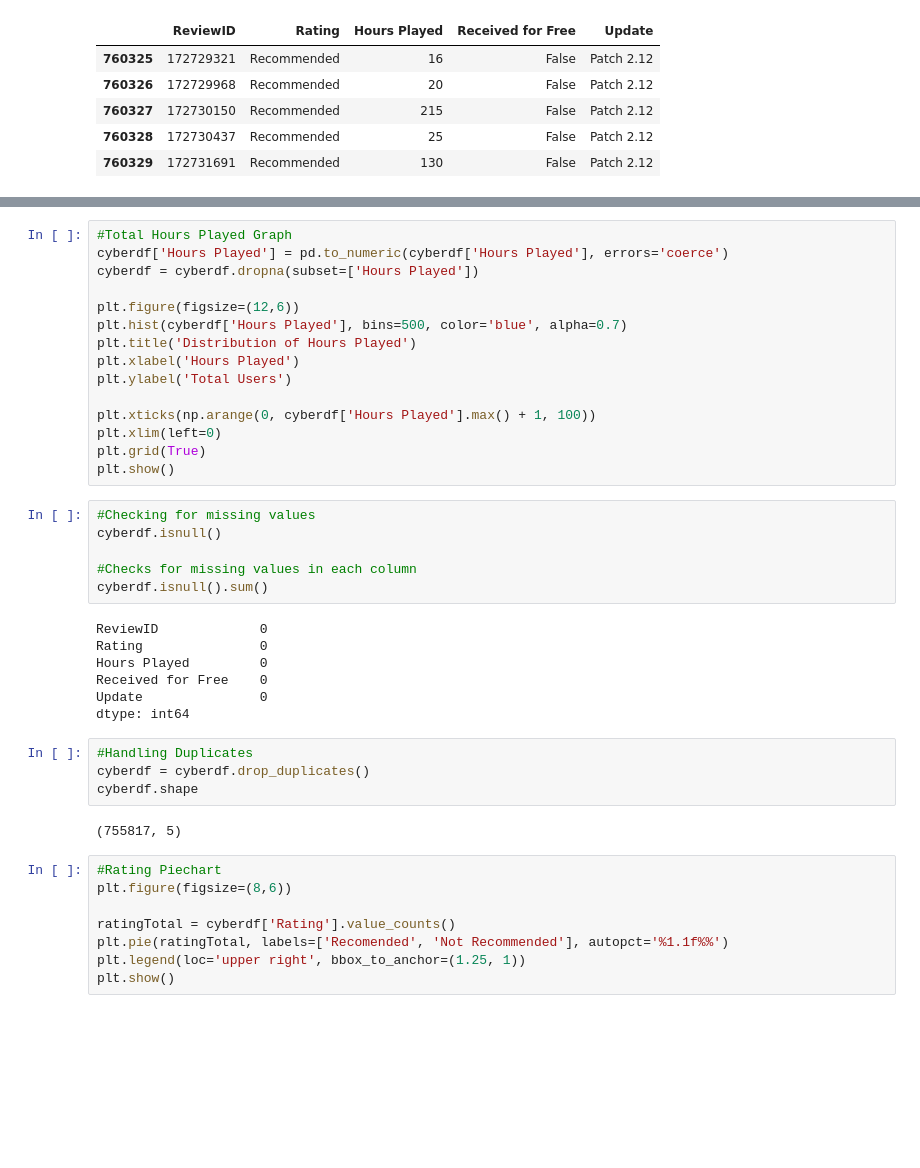
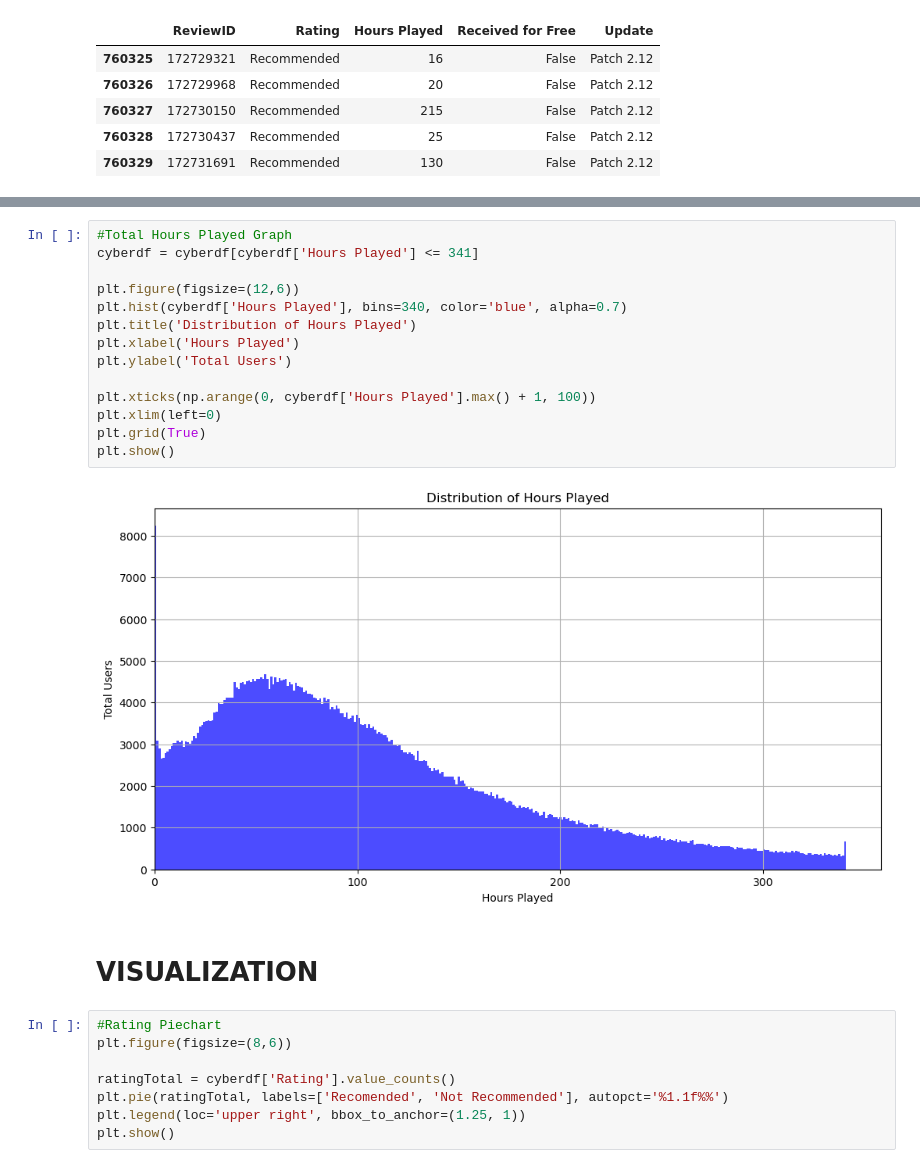
Before and after one commit to Othvaz/Data-Science, a Jupyter notebook: Code/Datascience.ipynb, the cells around one changed output, grey strips where cells are left out. Saved outputs shown, nothing was run; the diff lists cells and outputs as text; blank space fills up the shorter version.

```diff
--- a/Code/Datascience.ipynb
+++ b/Code/Datascience.ipynb
@@ -202,37 +227,21 @@ Text(0, 0.5, 'Hours Played')
 # %%
 #Total Hours Played Graph
-cyberdf['Hours Played'] = pd.to_numeric(cyberdf['Hours Played'], errors='coerce')
-cyberdf = cyberdf.dropna(subset=['Hours Played'])
+cyberdf = cyberdf[cyberdf['Hours Played'] <= 341]
 
 plt.figure(figsize=(12,6))
-plt.hist(cyberdf['Hours Played'], bins=500, color='blue', alpha=0.7)
+plt.hist(cyberdf['Hours Played'], bins=340, color='blue', alpha=0.7)
 plt.title('Distribution of Hours Played')
 plt.xlabel('Hours Played')
 plt.ylabel('Total Users')
 
 plt.xticks(np.arange(0, cyberdf['Hours Played'].max() + 1, 100))
 plt.xlim(left=0)
 plt.grid(True)
 plt.show()
+# %% [output]
+[figure, added]
-# %%
-#Checking for missing values
-cyberdf.isnull()
-
-#Checks for missing values in each column
-cyberdf.isnull().sum()
-# %% [output]
-ReviewID             0
-Rating               0
-Hours Played         0
-Received for Free    0
-Update               0
-dtype: int64
-# %%
-#Handling Duplicates
-cyberdf = cyberdf.drop_duplicates()
-cyberdf.shape
-# %% [output]
-(755817, 5)
+# %% [markdown]
+# VISUALIZATION
 # %%
 #Rating Piechart
 plt.figure(figsize=(8,6))
```
Also changed, not shown: parts of 11 cells of this notebook.
